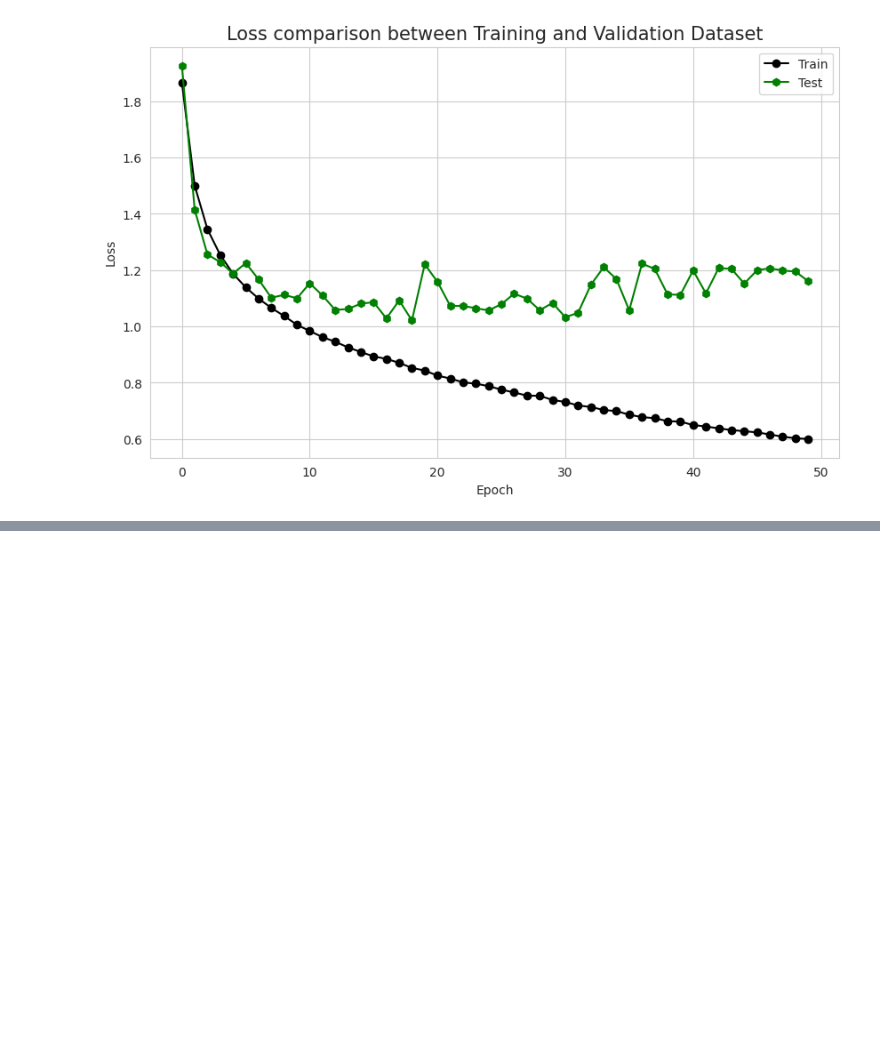
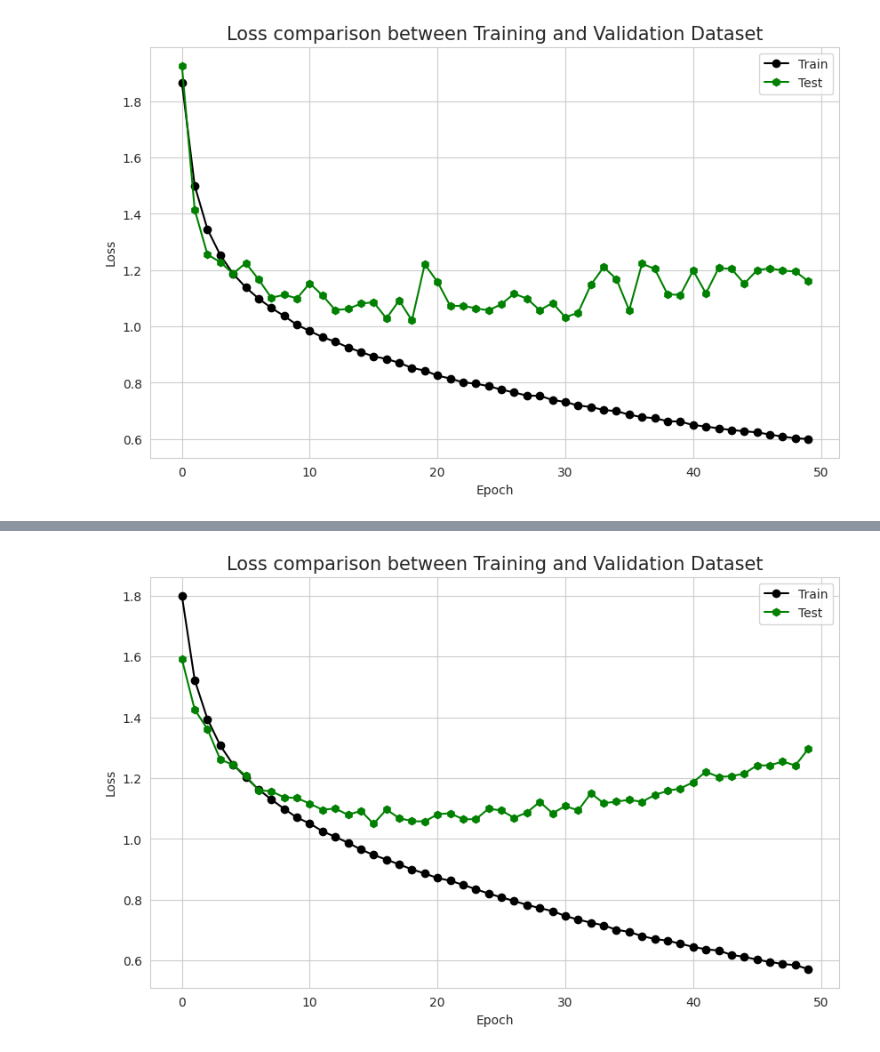
Before and after one commit to dev3225/Image_Classification_CIFAR-10_dataset, a Jupyter notebook: Model/Image_classification.ipynb, the cells around one changed output, grey strips where cells are left out. Drawn from its saved outputs; the diff is of its cells as text; code cells hidden in the pictures; blank space fills up the shorter version.

```diff
--- a/Model/Image_classification.ipynb
+++ b/Model/Image_classification.ipynb
@@ -140,0 +238,13 @@ plt.show()
+# %%
+#Visualization of Loss comparsison for training and test sets
+plt.figure(figsize=(10,6))
+sb.set_style("whitegrid")
+plt.plot(m2.history['loss'],color="black",marker='o')
+plt.plot(m2.history['val_loss'],color='green',marker='h')
+plt.title('Loss comparison between Training and Validation Dataset',fontsize=15)
+plt.ylabel('Loss')
+plt.xlabel('Epoch')
+plt.legend(['Train', 'Test'], loc='best')
+plt.show()
+# %% [output]
+[figure, added]
```
Also changed, not shown: parts of 8 cells of this notebook.
